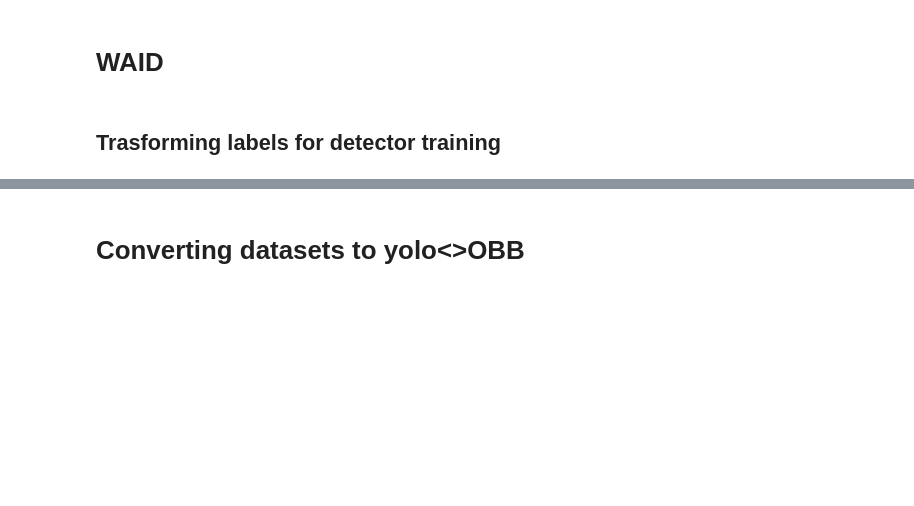
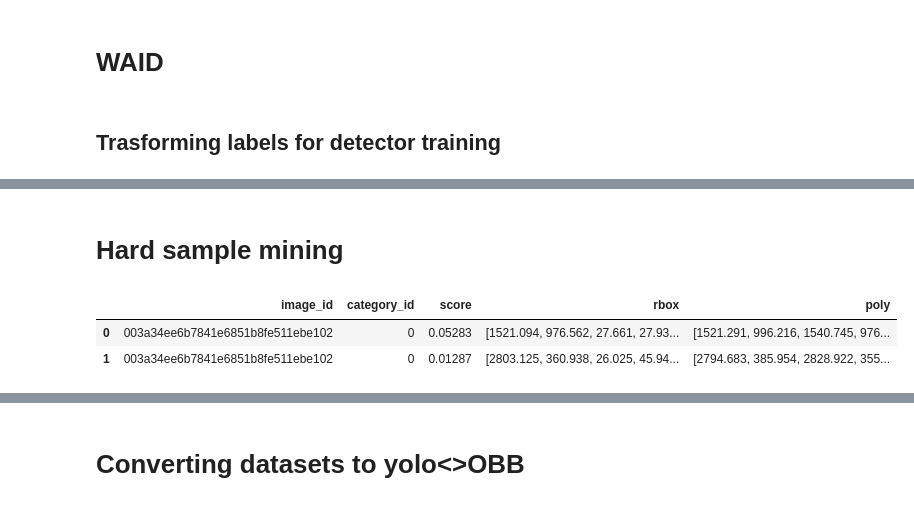
Before and after one commit to FadelMamar/datalabeling, a Jupyter notebook: notebooks/extra_datasets_creation.ipynb, the cells around one changed output, grey strips where cells are left out. Saved outputs shown, nothing was run; the diff lists cells and outputs as text; code cells hidden in the pictures; blank space fills up the shorter version.

```diff
--- a/notebooks/extra_datasets_creation.ipynb
+++ b/notebooks/extra_datasets_creation.ipynb
@@ -593,0 +592,2 @@ for p in tqdm(path.glob("*/**/*.txt")):
+# %% [markdown]
+# Hard sample mining
@@ -593,0 +623,7 @@ for p in tqdm(path.glob("*/**/*.txt")):
+# %%
+df_results = pd.read_json(r'runs\obb\val5\predictions.json',orient='records')
+df_results.head(2)
+# %% [output]
+|  | image_id | category_id | score | rbox | poly |
+| 0 | 003a34ee6b7841e6851b8fe511ebe102 | 0 | 0.05283 | [1521.094, 976.562, 27.661, 27.93... | [1521.291, 996.216, 1540.745, 976... |
+| 1 | 003a34ee6b7841e6851b8fe511ebe102 | 0 | 0.01287 | [2803.125, 360.938, 26.025, 45.94... | [2794.683, 385.954, 2828.922, 355... |
```
Also changed, not shown: parts of 18 cells of this notebook.
